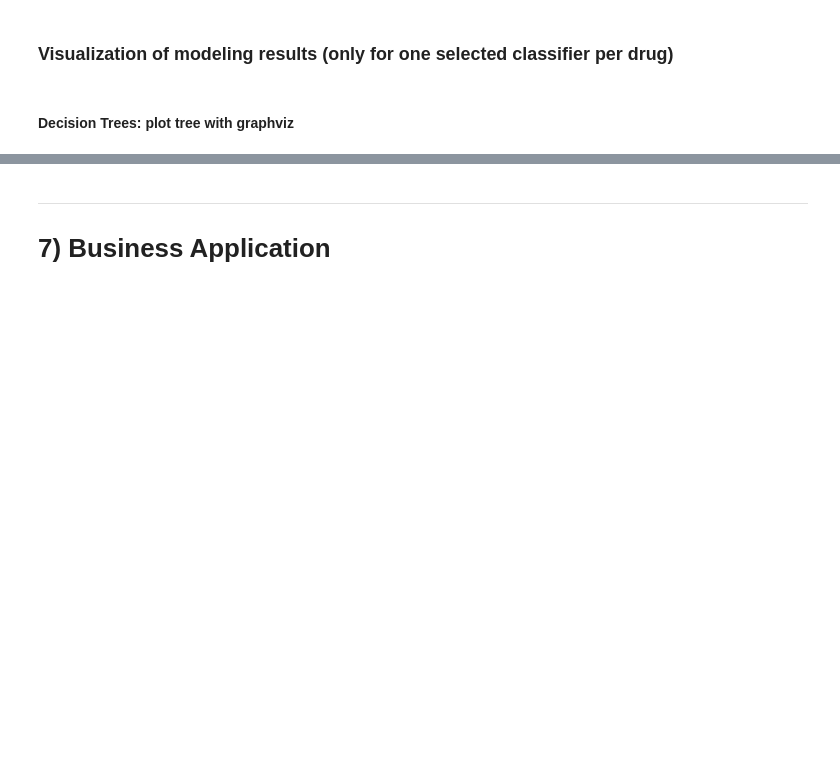
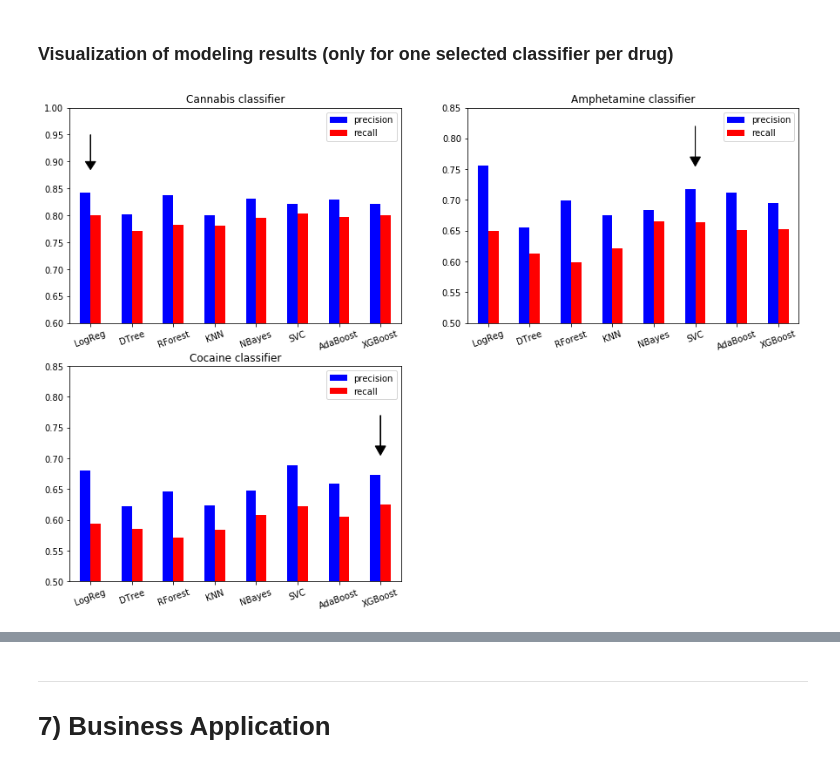
Before and after one commit to KarimaCha/Personality_Drug_Project, a Jupyter notebook: Personality_Drug_Project_Final.ipynb, the cells around one changed output, grey strips where cells are left out. Drawn from its saved outputs; the diff is of its cells as text; code cells hidden in the pictures; blank space fills up the shorter version.

```diff
--- a/Personality_Drug_Project_Final.ipynb
+++ b/Personality_Drug_Project_Final.ipynb
@@ -938,2 +822,0 @@ Conclusion Cocaine:
-# %% [markdown]
-#### Decision Trees: plot tree with graphviz
@@ -959,0 +823,28 @@ dt_small.feature_importances_
+# %%
+# plot precision and recall for each drug to demonstrate winner model
+
+fig = plt.figure(figsize=(15,10))
+bar_labels = ['LogReg', 'DTree', 'RForest', 'KNN', 'NBayes', 'SVC', 'AdaBoost', 'XGBoost']
+
+ax = fig.add_subplot(221)
+eval_df_Cannabis[['precision','recall']].plot(kind='bar', color=['blue','red'], ax=ax);
+plt.ylim(0.6,1)
+plt.xticks(ticks=range(8), rotation=20, labels=bar_labels)
+plt.title('Cannabis classifier')
+plt.arrow(0, 0.95, 0, -0.05, head_width=0.25, head_length=0.015, color='k');
+
+ax = fig.add_subplot(222)
+eval_df_Amphet[['precision','recall']].plot(kind='bar', color=['blue','red'], ax=ax);
+plt.ylim(0.5,0.85)
+plt.xticks(ticks=range(8), rotation=20, labels=bar_labels)
+plt.title('Amphetamine classifier')
+plt.arrow(5, 0.82, 0, -0.05, head_width=0.25, head_length=0.015, color='k');
+
+ax = fig.add_subplot(223)
+eval_df_Coke[['precision','recall']].plot(kind='bar', color=['blue','red'], ax=ax);
+plt.ylim(0.5,0.85)
+plt.xticks(ticks=range(8), rotation=20, labels=bar_labels)
+plt.title('Cocaine classifier')
+plt.arrow(7, 0.77, 0, -0.05, head_width=0.25, head_length=0.015, color='k');
+# %% [output]
+[figure, added]
```
Also changed, not shown: parts of 36 cells of this notebook.
